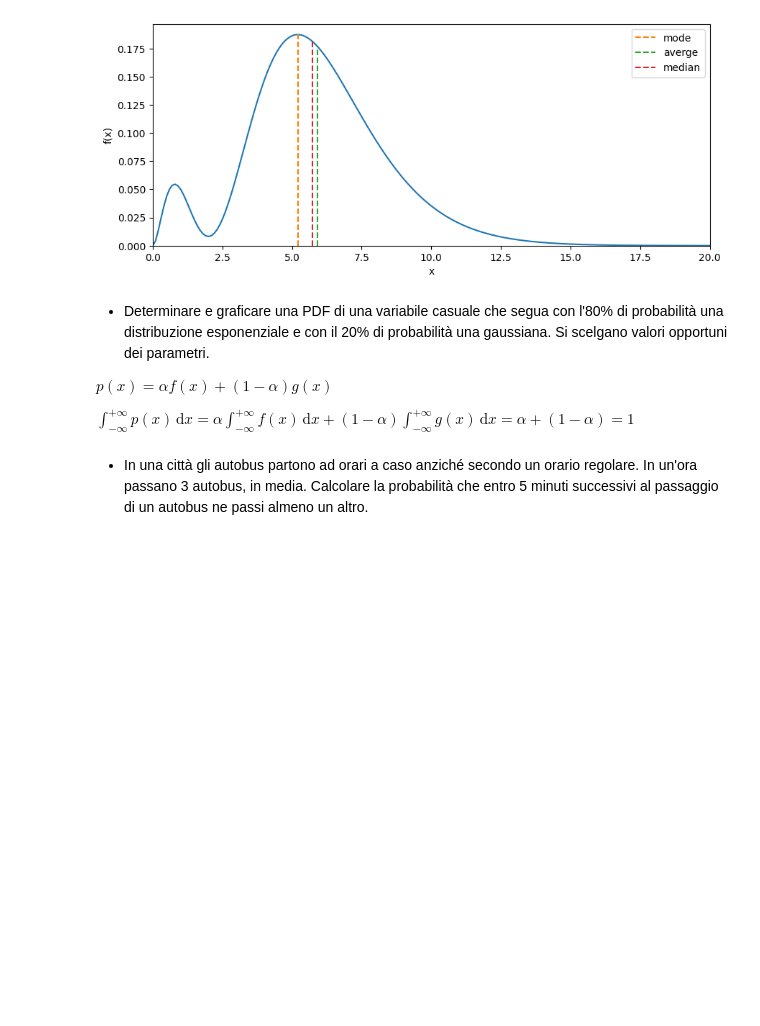
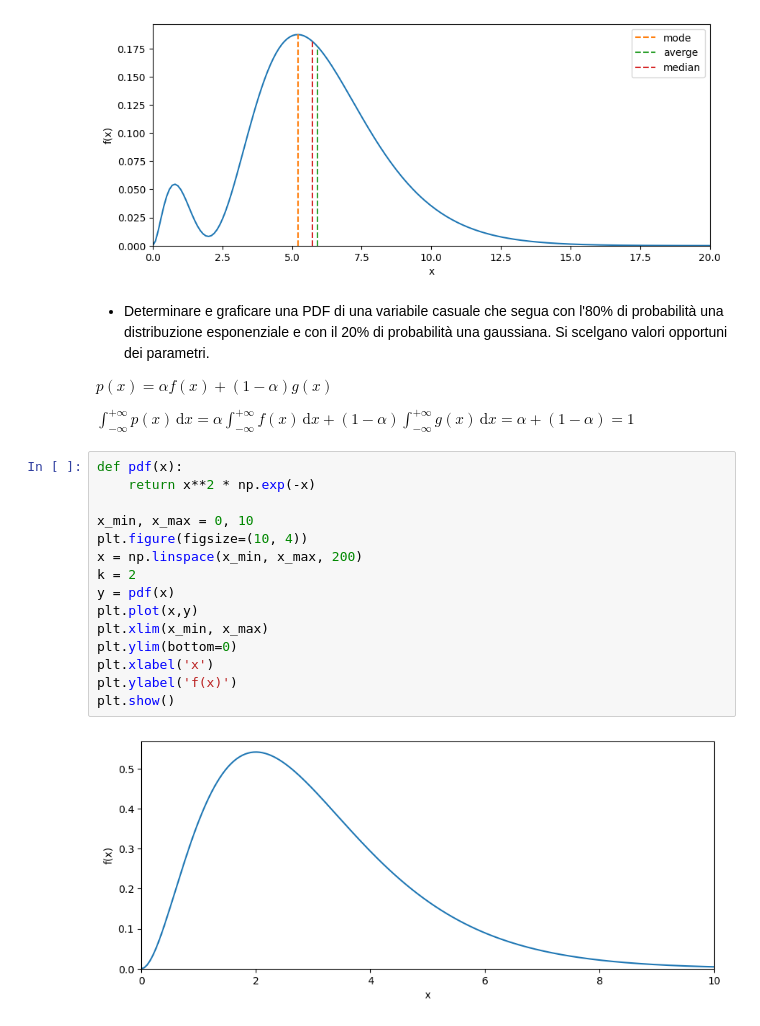
Before and after one commit to lucalista/analisi-dati-2025, a Jupyter notebook: 05.04.00__Distribuzioni_di_probabilita_continue.ipynb, the cells around one changed output. Saved outputs shown, nothing was run; the diff lists cells and outputs as text; blank space fills up the shorter version.

```diff
--- a/05.04.00__Distribuzioni_di_probabilita_continue.ipynb
+++ b/05.04.00__Distribuzioni_di_probabilita_continue.ipynb
@@ -766,5 +766,20 @@ median: 5.73
 $p(x) = \alpha f(x) + (1-\alpha) g(x)$
 
 $\displaystyle \int_{-\infty}^{+\infty}\!\!\!\!\!p(x)\,\mathrm{d}x = \alpha\int_{-\infty}^{+\infty}\!\!\!\!\!f(x)\,\mathrm{d}x+(1-\alpha)\int_{-\infty}^{+\infty}\!\!\!\!\!g(x)\,\mathrm{d}x = \alpha +(1-\alpha) = 1$
-# %% [markdown]
-* In una città gli autobus partono ad orari a caso anziché secondo un orario regolare. In un'ora passano 3 autobus, in media. Calcolare la probabilità che entro 5 minuti successivi al passaggio di un autobus ne passi almeno un altro.
+# %%
+def pdf(x):
+    return x**2 * np.exp(-x)
+
+x_min, x_max = 0, 10
+plt.figure(figsize=(10, 4))
+x = np.linspace(x_min, x_max, 200)
+k = 2
+y = pdf(x)
+plt.plot(x,y)
+plt.xlim(x_min, x_max)
+plt.ylim(bottom=0)
+plt.xlabel('x')
+plt.ylabel('f(x)')
+plt.show()
+# %% [output]
+[figure, added]
```
Also changed, not shown: 4 other files.
